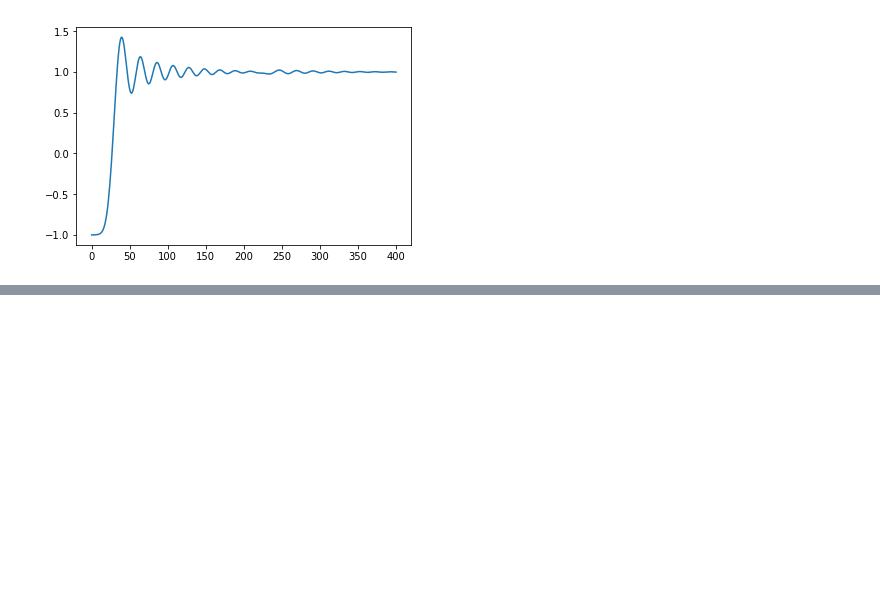
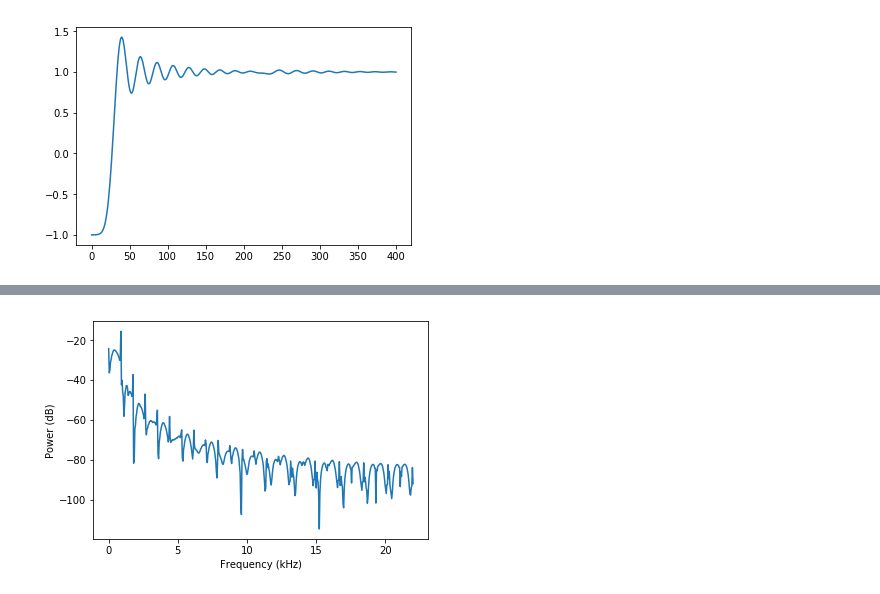
Before and after one commit to rknLA/pd-blosc, a Jupyter notebook: notebook/BlepSawtooth.ipynb, the cells around one changed output, grey strips where cells are left out. Saved outputs shown, nothing was run; the diff lists cells and outputs as text; code cells hidden in the pictures; blank space fills up the shorter version.

```diff
--- a/notebook/BlepSawtooth.ipynb
+++ b/notebook/BlepSawtooth.ipynb
@@ -79,0 +82,23 @@ plot(list(gen_bl_saw(scaled_blep, 40, 44100, 2000)))
+# %%
+def plot_spectrum(signal, sample_rate):
+    # http://samcarcagno.altervista.org/blog/basic-sound-processing-python/
+    size = len(signal)
+    fft_res = np.fft.fft(signal)
+    fft_unique_points = int(ceil((size+1)/2.0))
+    p = abs(fft_res[0:fft_unique_points])
+    p = p / float(size)
+    p = p ** 2
+    if size % 2 == 1:
+        p[1:len(p)] = p[1:len(p)] * 2
+    else:
+        p[1:len(p) - 1] = p[1:len(p) - 1] * 2
+    freq_axis_array = arange(0, fft_unique_points, 1.0) * (sample_rate / size)
+    plot(freq_axis_array/1000, 10*log10(p))
+    #xscale('log')
+    #xlim(xmin=20)
+    xlabel('Frequency (kHz)')
+    ylabel('Power (dB)')
+# %%
+plot_spectrum(bl_wave, 44100)
+# %% [output]
+[figure, added]
```
Also changed, not shown: parts of 9 cells of this notebook, 1 other file.
